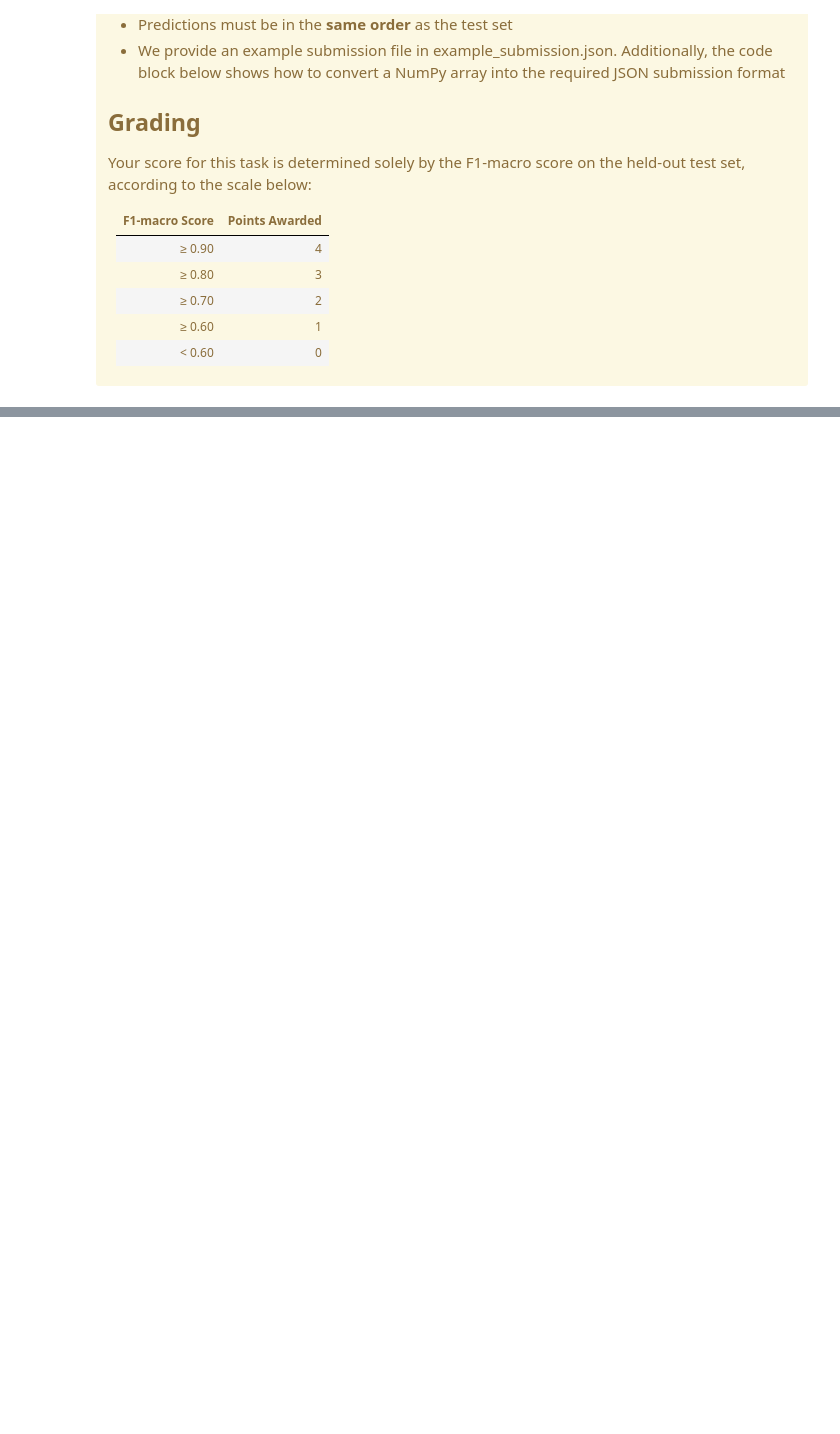
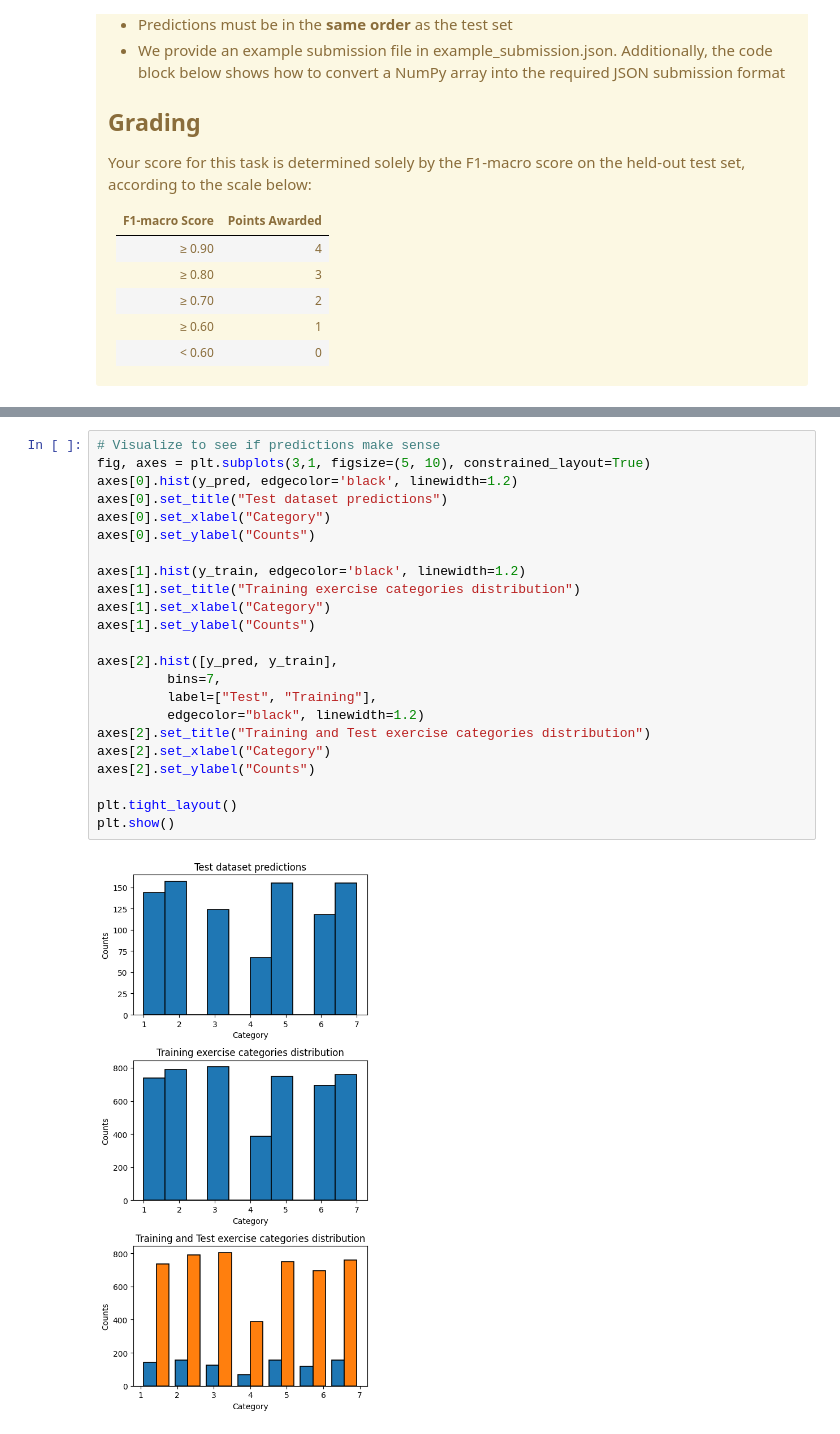
Before and after one commit to masto12/multimodal-exercise-classification, a Jupyter notebook: project-work-MEx-classification.ipynb, the cells around one changed output, grey strips where cells are left out. Saved outputs shown, nothing was run; the diff lists cells and outputs as text; blank space fills up the shorter version.

```diff
--- a/project-work-MEx-classification.ipynb
+++ b/project-work-MEx-classification.ipynb
@@ -1400,3 +1171,28 @@ F1 score with hold-out test dataset : 123
+# %%
+# Visualize to see if predictions make sense
+fig, axes = plt.subplots(3,1, figsize=(5, 10), constrained_layout=True)
+axes[0].hist(y_pred, edgecolor='black', linewidth=1.2)
+axes[0].set_title("Test dataset predictions")
+axes[0].set_xlabel("Category")
+axes[0].set_ylabel("Counts")
+
+axes[1].hist(y_train, edgecolor='black', linewidth=1.2)
+axes[1].set_title("Training exercise categories distribution")
+axes[1].set_xlabel("Category")
+axes[1].set_ylabel("Counts")
+
+axes[2].hist([y_pred, y_train],
+         bins=7,
+         label=["Test", "Training"],
+         edgecolor="black", linewidth=1.2)
+axes[2].set_title("Training and Test exercise categories distribution")
+axes[2].set_xlabel("Category")
+axes[2].set_ylabel("Counts")
+
+plt.tight_layout()
+plt.show()
+# %% [output]
+[figure, added]
 # %%
 # Save predictions as json for submission
 import json
```
Also changed, not shown: parts of 15 cells of this notebook.
